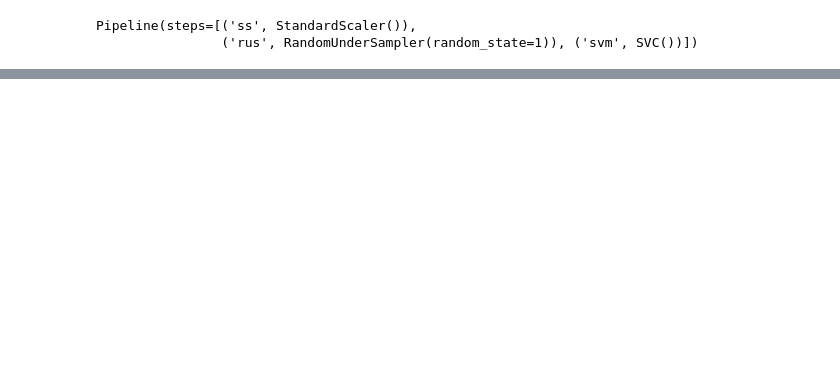
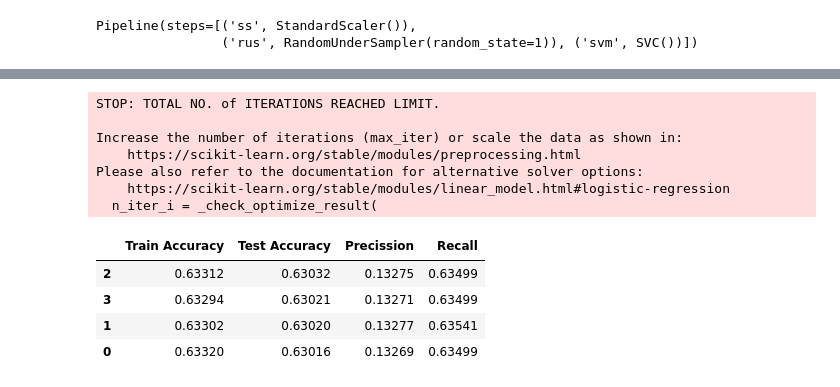
Before and after one commit to chrisgeorgej111/Financial-risk-detection, a Jupyter notebook: financial risk.ipynb, the cells around one changed output, grey strips where cells are left out. Cells and saved outputs as stored; diff of their text form; code cells hidden in the pictures; blank space fills up the shorter version.

```diff
--- a/financial risk.ipynb
+++ b/financial risk.ipynb
@@ -610,0 +626,47 @@ plt.show()
+# %%
+scaler = MinMaxScaler() #saga solver requires features to be scaled for model conversion
+
+x_train = scaler.fit_transform(x_train)
+x_test = scaler.transform(x_test)
+# %%
+rus=RandomUnderSampler(random_state = 1)
+x_sample,y_sample=rus.fit_resample(x_train,y_train)
+# %%
+clf = [
+    LogisticRegression(solver='newton-cg',penalty='none',max_iter=1000),
+    LogisticRegression(solver='lbfgs',penalty='none',max_iter=1000),
+    LogisticRegression(solver='sag',penalty='none',max_iter=1000),
+    LogisticRegression(solver='saga',penalty='none',max_iter=1000)
+    ]
+clf_columns = []
+clf_compare = pd.DataFrame(columns = clf_columns)
+
+row_index = 0
+for alg in clf:
+
+    predicted = alg.fit(x_sample, y_sample).predict(x_test)
+#     fp, tp, th = roc_curve(y_test, predicted,pos_label='1')
+    clf_name = alg.__class__.__name__
+    clf_compare.loc[row_index, 'Train Accuracy'] = round(alg.score(x_sample, y_sample), 5)
+    clf_compare.loc[row_index, 'Test Accuracy'] = round(alg.score(x_test, y_test), 5)
+    clf_compare.loc[row_index, 'Precission'] = round(precision_score(y_test, predicted,pos_label='1'),5)
+    clf_compare.loc[row_index, 'Recall'] = round(recall_score(y_test, predicted,pos_label='1'),5)
+#     clf_compare.loc[row_index, 'AUC'] = round(auc(fp, tp),5)
+
+    row_index+=1
+
+clf_compare.sort_values(by = ['Test Accuracy'], ascending = False, inplace = True)
+clf_compare
+# %% [output]
+STOP: TOTAL NO. of ITERATIONS REACHED LIMIT.
+
+Increase the number of iterations (max_iter) or scale the data as shown in:
+    https://scikit-learn.org/stable/modules/preprocessing.html
+Please also refer to the documentation for alternative solver options:
+    https://scikit-learn.org/stable/modules/linear_model.html#logistic-regression
+  n_iter_i = _check_optimize_result(
+|  | Train Accuracy | Test Accuracy | Precission | Recall |
+| 2 | 0.63312 | 0.63032 | 0.13275 | 0.63499 |
+| 3 | 0.63294 | 0.63021 | 0.13271 | 0.63499 |
+| 1 | 0.63302 | 0.63020 | 0.13277 | 0.63541 |
+| 0 | 0.63320 | 0.63016 | 0.13269 | 0.63499 |
```
Also changed, not shown: parts of 11 cells of this notebook.
